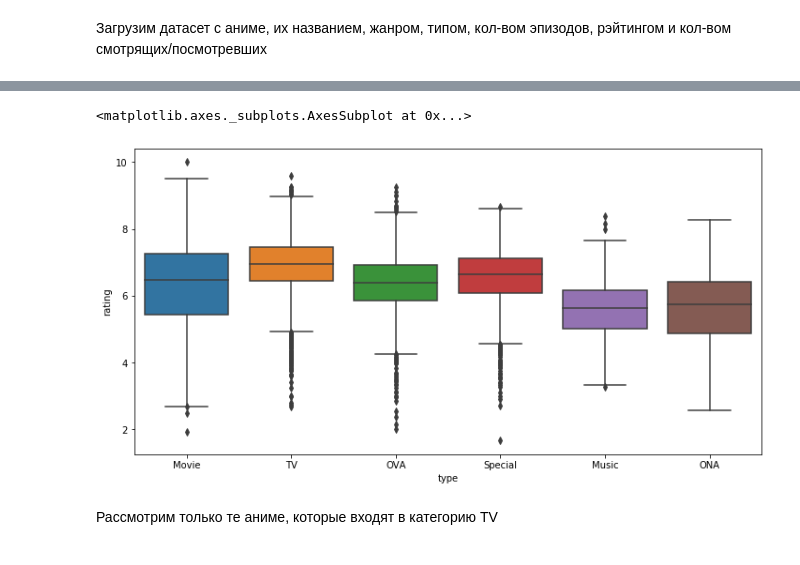
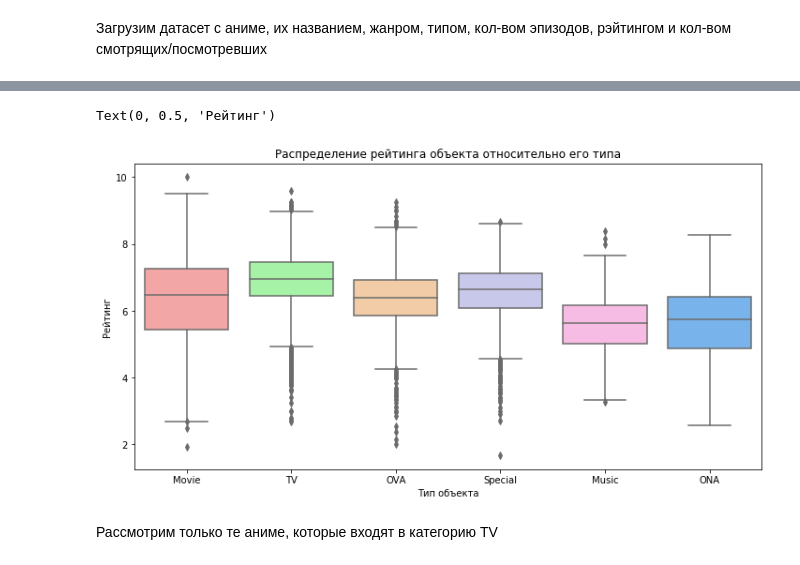
Before and after one commit to dokapoka/paper_recomm_systems, a Jupyter notebook: paper/recommendation_system_paper.ipynb, the cells around one changed output, grey strips where cells are left out. Drawn from its saved outputs; the diff is of its cells as text; code cells hidden in the pictures.

```diff
--- a/paper/recommendation_system_paper.ipynb
+++ b/paper/recommendation_system_paper.ipynb
@@ -21,0 +33,11 @@ anime = pd.read_csv('anime-recommendations-database/anime.csv')
+# %%
+plt.figure(figsize=(12, 6))
+explode = (0.05,0.05,0.05,0.05,0.05,0.05)
+colors = ['#ff9999','#99ff99','#ffcc99','#c2c2f0','#ffb3e6','#66b3ff']
+plt.pie(anime.anime_id.groupby(anime.type).count(), labels=anime.anime_id.groupby(anime.type).count().index,
+       autopct='%1.1f%%', startangle=90, pctdistance=0.85, explode=explode, colors=colors)
+centre_circle = plt.Circle((0,0),0.70,fc='white')
+plt.title('Процентное соотношение объектов разного типа в данных')
+fig = plt.gcf()
+fig.gca().add_artist(centre_circle)
+plt.tight_layout()
@@ -22,9 +46,12 @@ anime = pd.read_csv('anime-recommendations-database/anime.csv')
 # %%
 plt.figure(figsize=(12, 6))
-sns.boxplot(data=anime,x='type',y='rating')
+sns.boxplot(data=anime,x='type',y='rating', palette=colors)
+plt.title('Распределение рейтинга объекта относительно его типа')
+plt.xlabel('Тип объекта')
+plt.ylabel('Рейтинг')
 # %% [output]
-<matplotlib.axes._subplots.AxesSubplot at 0x...>
+Text(0, 0.5, 'Рейтинг')
-[figure, old version]
+[figure, new version]
 # %% [markdown]
 Рассмотрим только те аниме, которые входят в категорию TV
 # %%
```
Also changed, not shown: parts of 35 cells of this notebook, 18 other files.
